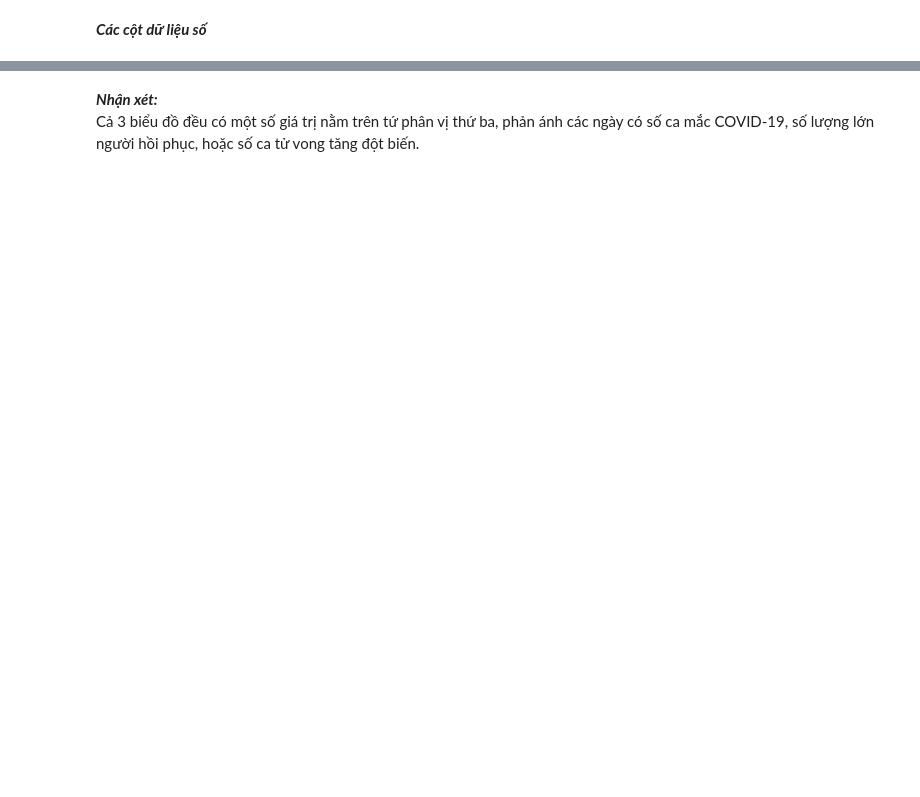
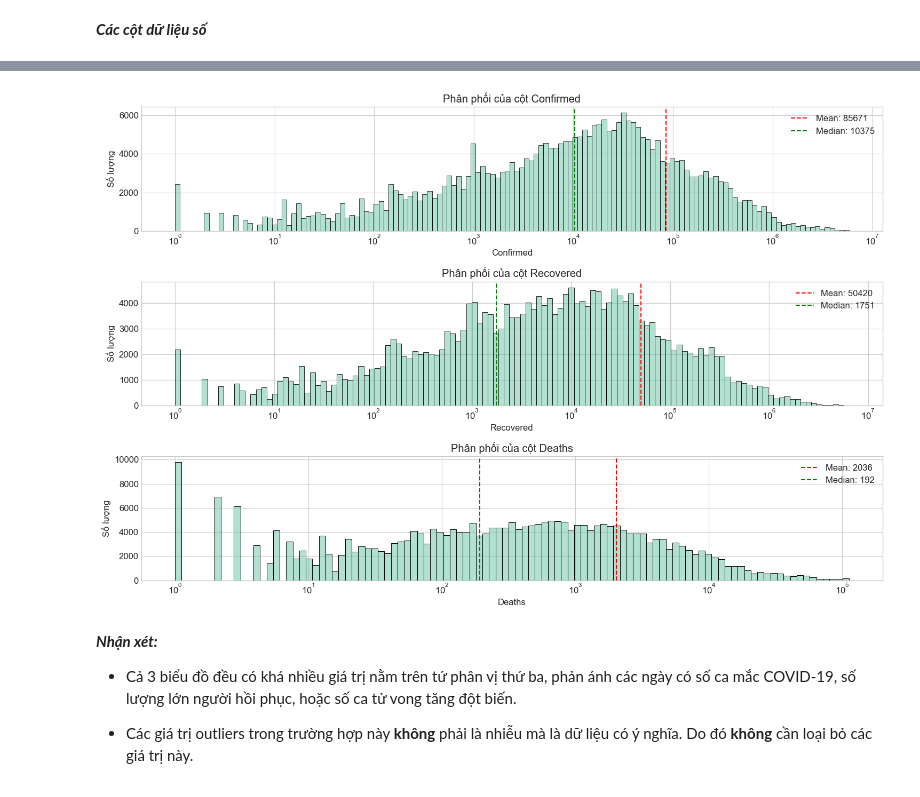
Before and after one commit to nguyentuongbachhy/Data-Visualization-with-Python, a Jupyter notebook: src/data_cleaning.ipynb, the cells around one changed output, grey strips where cells are left out. Drawn from its saved outputs; the diff is of its cells as text; code cells hidden in the pictures; blank space fills up the shorter version.

```diff
--- a/src/data_cleaning.ipynb
+++ b/src/data_cleaning.ipynb
@@ -201,3 +240,29 @@ visualize_outliers(covid_data, numerical_cols)
+# %%
+# Visualize the distribution of numerical columns
+plt.figure(figsize=(15, 10))
+for i, column in enumerate(numerical_cols, 1):
+    plt.subplot(3, 1, i)
+
+    # log scale
+    sns.histplot(data=covid_data, x=column, kde=True, log_scale=True)
+
+    # Thêm thông tin thống kê
+    mean_val = covid_data[column].mean()
+    median_val = covid_data[column].median()
+    plt.axvline(mean_val, color='r', linestyle='--', label=f'Mean: {mean_val:.0f}')
+    plt.axvline(median_val, color='g', linestyle='--', label=f'Median: {median_val:.0f}')
+
+    plt.title(f'Phân phối của cột {column}')
+    plt.xlabel(f'{column}')
+    plt.ylabel('Số lượng')
+    plt.legend()
+
+plt.tight_layout()
+plt.show()
+# %% [output]
+[figure, added]
 # %% [markdown]
-***Nhận xét:*** \
-Cả 3 biểu đồ đều có một số giá trị nằm trên tứ phân vị thứ ba, phản ánh các ngày có số ca mắc COVID-19, số lượng lớn người hồi phục, hoặc số ca tử vong tăng đột biến.
+***Nhận xét:***
+- Cả 3 biểu đồ đều có khá nhiều giá trị nằm trên tứ phân vị thứ ba, phản ánh các ngày có số ca mắc COVID-19, số lượng lớn người hồi phục, hoặc số ca tử vong tăng đột biến.
+
+- Các giá trị outliers trong trường hợp này **không** phải là nhiễu mà là dữ liệu có ý nghĩa. Do đó **không** cần loại bỏ các giá trị này.
```
Also changed, not shown: parts of 7 cells of this notebook.
